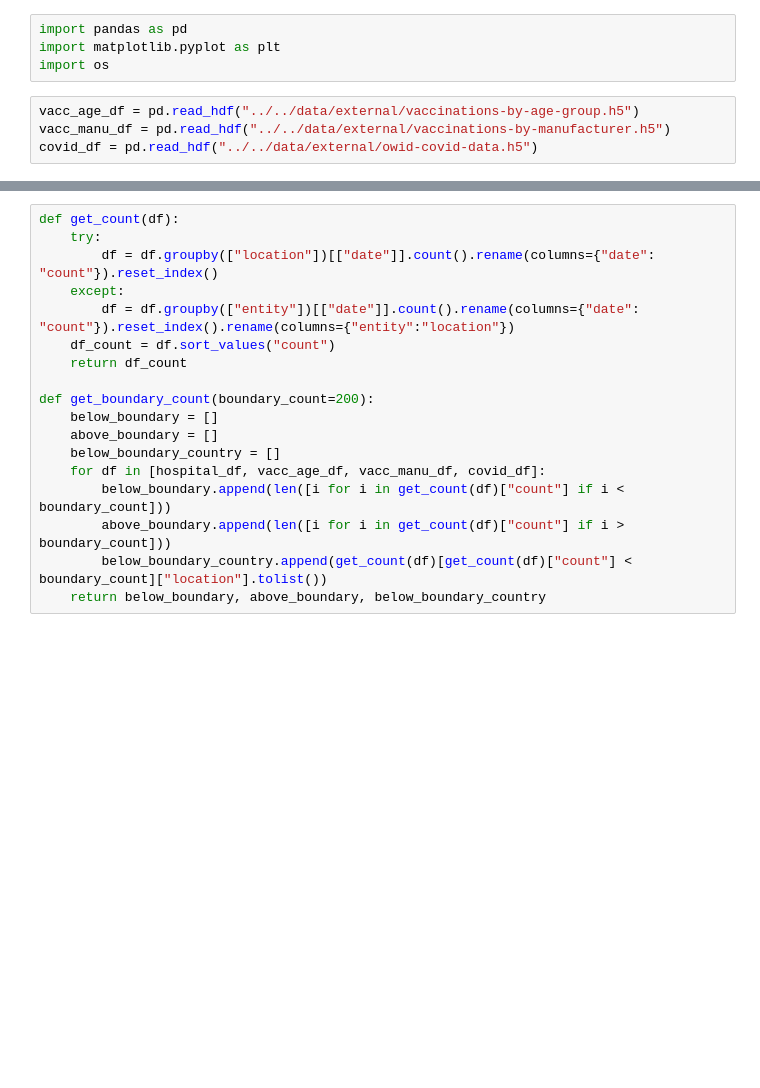
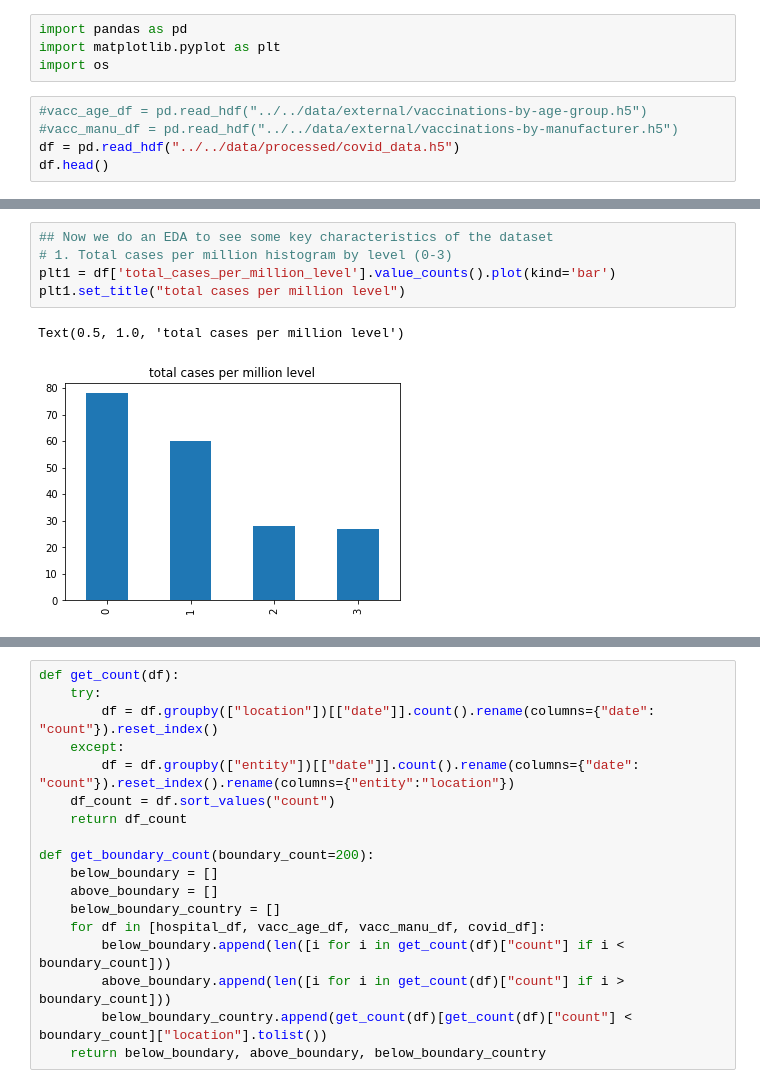
Before and after one commit to Yung-Hsin-Chen/Causalities-of-Covid-Pandemics, a Jupyter notebook: final_project/src/visualization/visualize_EDA.ipynb, the cells around one changed output, grey strips where cells are left out. Cells and saved outputs as stored; diff of their text form; blank space fills up the shorter version.

Commit message:
visualisation

```diff
--- a/final_project/src/visualization/visualize_EDA.ipynb
+++ b/final_project/src/visualization/visualize_EDA.ipynb
@@ -3,6 +3,7 @@ import pandas as pd
 import matplotlib.pyplot as plt
 import os
 # %%
-vacc_age_df = pd.read_hdf("../../data/external/vaccinations-by-age-group.h5")
-vacc_manu_df = pd.read_hdf("../../data/external/vaccinations-by-manufacturer.h5")
-covid_df = pd.read_hdf("../../data/external/owid-covid-data.h5")
+#vacc_age_df = pd.read_hdf("../../data/external/vaccinations-by-age-group.h5")
+#vacc_manu_df = pd.read_hdf("../../data/external/vaccinations-by-manufacturer.h5")
+df = pd.read_hdf("../../data/processed/covid_data.h5")
+df.head()
@@ -8,0 +17,8 @@ covid_df = pd.read_hdf("../../data/external/owid-covid-data.h5")
+# %%
+## Now we do an EDA to see some key characteristics of the dataset
+# 1. Total cases per million histogram by level (0-3)
+plt1 = df['total_cases_per_million_level'].value_counts().plot(kind='bar')
+plt1.set_title("total cases per million level")
+# %% [output]
+Text(0.5, 1.0, 'total cases per million level')
+[figure, added]
```
Also changed, not shown: parts of 6 cells of this notebook.
